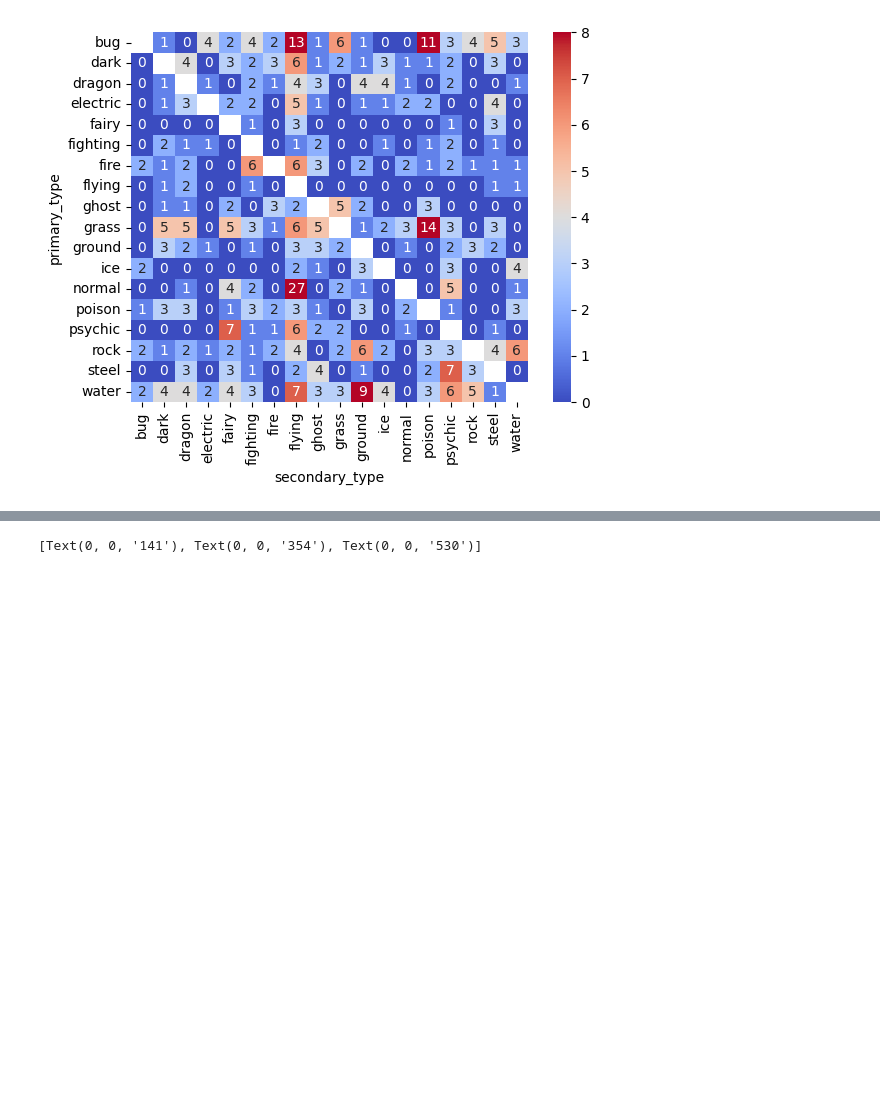
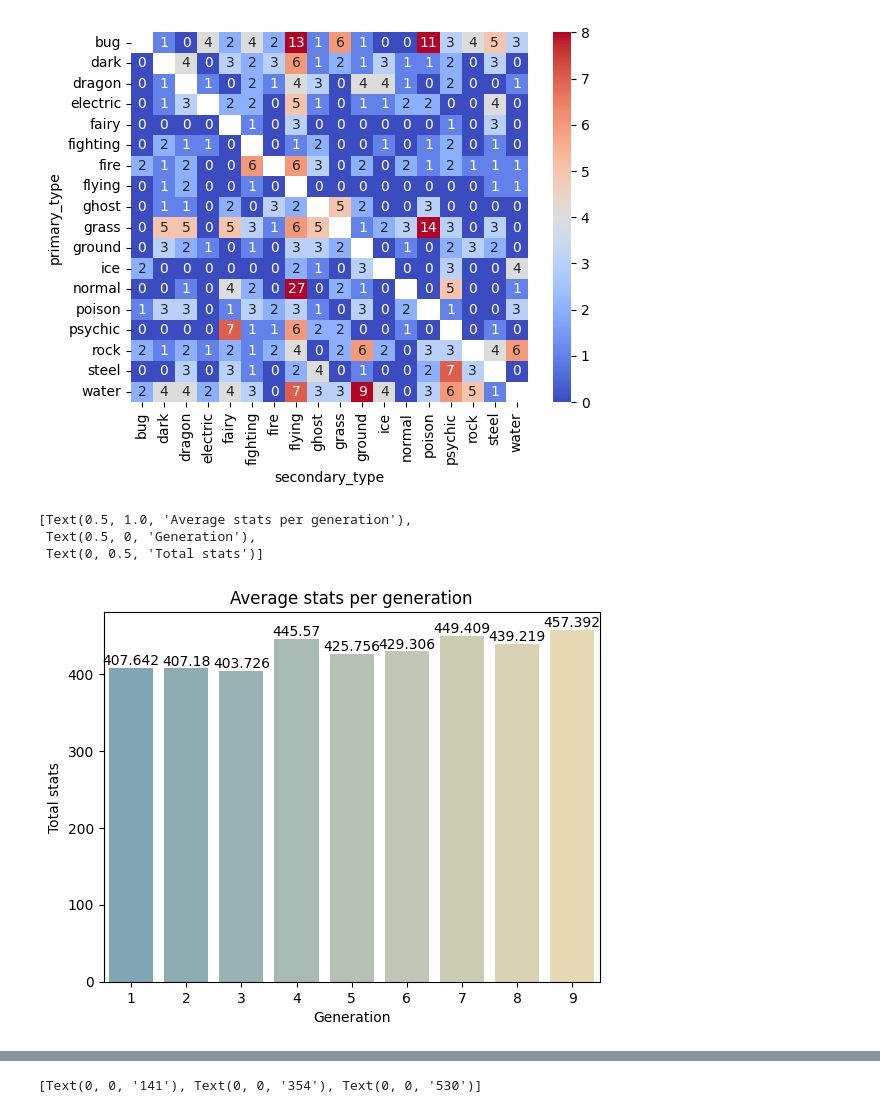
Before and after one commit to Gadomskyy/pokemon-data-analyzer, a Jupyter notebook: charts.ipynb, the cells around one changed output, grey strips where cells are left out. Drawn from its saved outputs; the diff is of its cells as text; code cells hidden in the pictures; blank space fills up the shorter version.

Commit message:
Average stats per generation (#11)

```diff
--- a/charts.ipynb
+++ b/charts.ipynb
@@ -55,6 +45,21 @@ ax = sns.heatmap(cross_tab, annot=True, cmap='coolwarm', fmt='d', vmin=0, vmax=8
 #Number of moves per type
 # %%
 #Average stats per generation
+# %%
+stats_df = df.copy()
+stats_df['total_stats'] = stats_df['hp'] + stats_df['attack'] + stats_df['defense'] + stats_df['special_attack'] + stats_df['special_defense'] + stats_df['speed']
+
+ax = sns.barplot(x="generation", y="total_stats", data=stats_df,
+                 estimator=np.mean, errorbar=('ci', 0), palette="blend:#7AB,#EDA")
+ax.bar_label(ax.containers[0])
+ax.set(title = "Average stats per generation",
+      xlabel = "Generation",
+      ylabel = "Total stats")
+# %% [output]
+[Text(0.5, 1.0, 'Average stats per generation'),
+ Text(0.5, 0, 'Generation'),
+ Text(0, 0.5, 'Total stats')]
+[figure, added]
 # %%
 #Type effectiveness heatmap
 # %%
```
Also changed, not shown: parts of 2 cells of this notebook.
